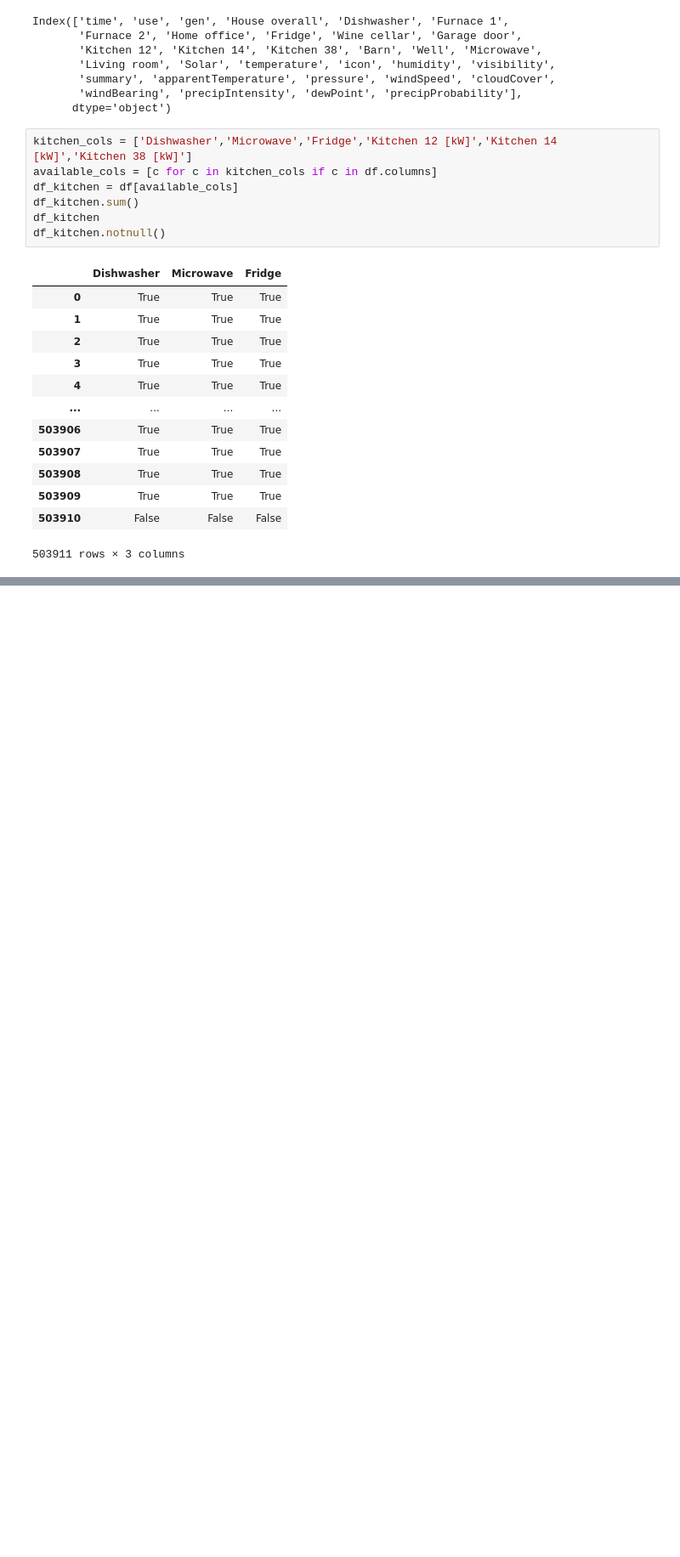
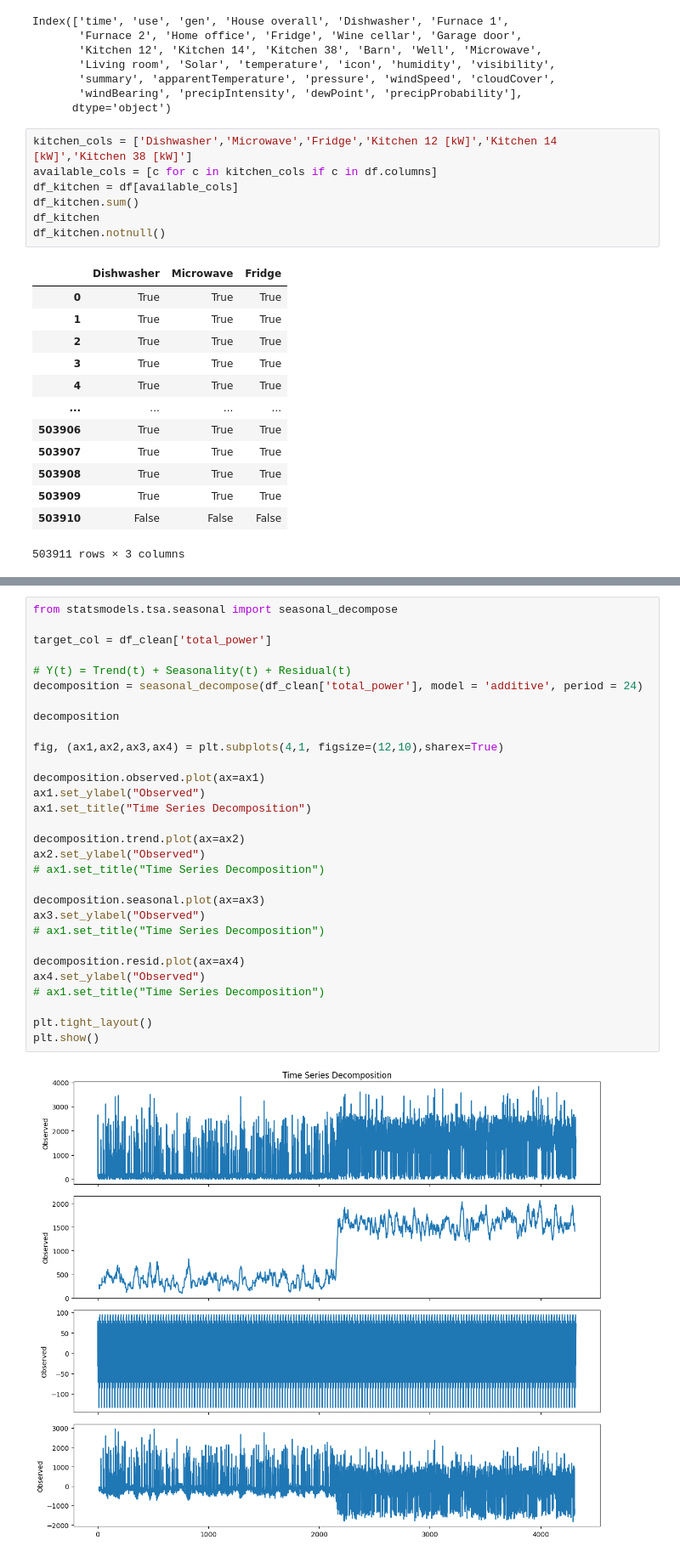
Before and after one commit to mailech/SmartEnergy-Consumption, a Jupyter notebook: NewData.ipynb, the cells around one changed output, grey strips where cells are left out. Shown at 85% size. Drawn from its saved outputs; the diff is of its cells as text; blank space fills up the shorter version.

```diff
--- a/NewData.ipynb
+++ b/NewData.ipynb
@@ -333,0 +349,32 @@ plt.show()
+# %%
+from statsmodels.tsa.seasonal import seasonal_decompose
+
+target_col = df_clean['total_power']
+
+# Y(t) = Trend(t) + Seasonality(t) + Residual(t)
+decomposition = seasonal_decompose(df_clean['total_power'], model = 'additive', period = 24)
+
+decomposition
+
+fig, (ax1,ax2,ax3,ax4) = plt.subplots(4,1, figsize=(12,10),sharex=True)
+
+decomposition.observed.plot(ax=ax1)
+ax1.set_ylabel("Observed")
+ax1.set_title("Time Series Decomposition")
+
+decomposition.trend.plot(ax=ax2)
+ax2.set_ylabel("Observed")
+# ax1.set_title("Time Series Decomposition")
+
+decomposition.seasonal.plot(ax=ax3)
+ax3.set_ylabel("Observed")
+# ax1.set_title("Time Series Decomposition")
+
+decomposition.resid.plot(ax=ax4)
+ax4.set_ylabel("Observed")
+# ax1.set_title("Time Series Decomposition")
+
+plt.tight_layout()
+plt.show()
+# %% [output]
+[figure, added]
```
Also changed, not shown: parts of 20 cells of this notebook, 1 other file.
